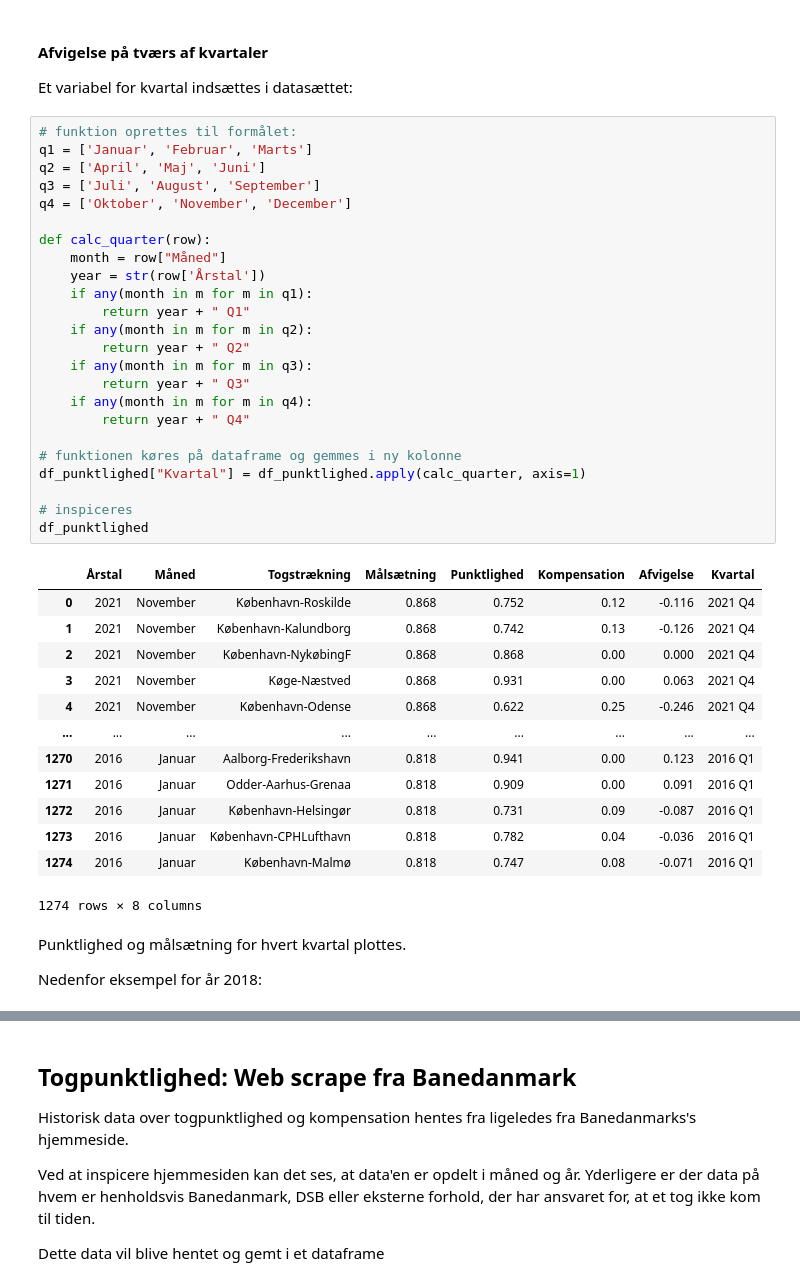
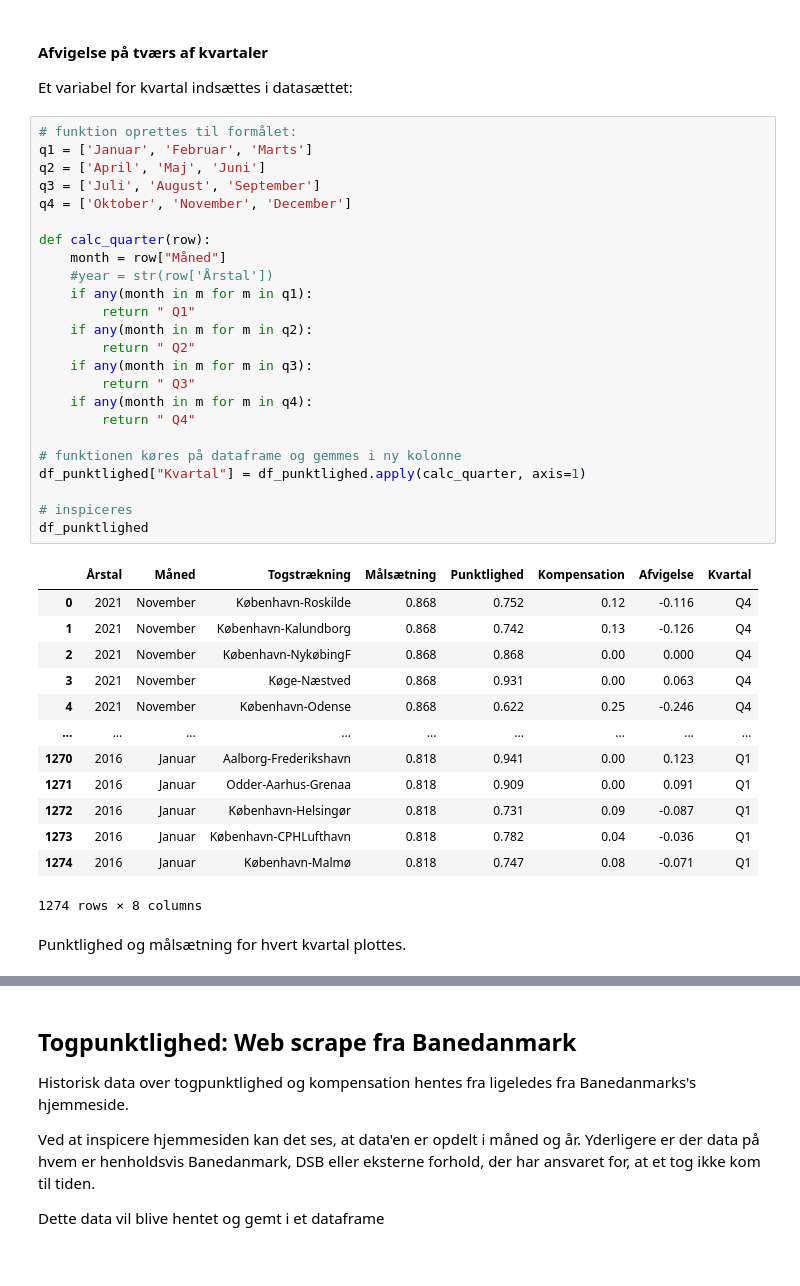
Before and after one commit to AlbertAlsbjerg/DO-eksamensprojekt, a Jupyter notebook: code.ipynb, the cells around one changed output, grey strips where cells are left out. Saved outputs shown, nothing was run; the diff lists cells and outputs as text.

```diff
--- a/code.ipynb
+++ b/code.ipynb
@@ -536,42 +540,40 @@ Et variabel for kvartal indsættes i datasættet:
 # %%
 # funktion oprettes til formålet:
 q1 = ['Januar', 'Februar', 'Marts']
 q2 = ['April', 'Maj', 'Juni']
 q3 = ['Juli', 'August', 'September']
 q4 = ['Oktober', 'November', 'December']
 
 def calc_quarter(row):
     month = row["Måned"]
-    year = str(row['Årstal'])
+    #year = str(row['Årstal'])
     if any(month in m for m in q1):
-        return year + " Q1"
+        return " Q1"
     if any(month in m for m in q2):
-        return year + " Q2"
+        return " Q2"
     if any(month in m for m in q3):
-        return year + " Q3"
+        return " Q3"
     if any(month in m for m in q4):
-        return year + " Q4"
+        return " Q4"
 
 # funktionen køres på dataframe og gemmes i ny kolonne
 df_punktlighed["Kvartal"] = df_punktlighed.apply(calc_quarter, axis=1)
 
 # inspiceres
 df_punktlighed
 # %% [output]
 |  | Årstal | Måned | Togstrækning | Målsætning | Punktlighed | Kompensation | Afvigelse | Kvartal |
-| 0 | 2021 | November | København-Roskilde | 0.868 | 0.752 | 0.12 | -0.116 | 2021 Q4 |
-| 1 | 2021 | November | København-Kalundborg | 0.868 | 0.742 | 0.13 | -0.126 | 2021 Q4 |
-| 2 | 2021 | November | København-NykøbingF | 0.868 | 0.868 | 0.00 | 0.000 | 2021 Q4 |
-| 3 | 2021 | November | Køge-Næstved | 0.868 | 0.931 | 0.00 | 0.063 | 2021 Q4 |
-| 4 | 2021 | November | København-Odense | 0.868 | 0.622 | 0.25 | -0.246 | 2021 Q4 |
+| 0 | 2021 | November | København-Roskilde | 0.868 | 0.752 | 0.12 | -0.116 | Q4 |
+| 1 | 2021 | November | København-Kalundborg | 0.868 | 0.742 | 0.13 | -0.126 | Q4 |
+| 2 | 2021 | November | København-NykøbingF | 0.868 | 0.868 | 0.00 | 0.000 | Q4 |
+| 3 | 2021 | November | Køge-Næstved | 0.868 | 0.931 | 0.00 | 0.063 | Q4 |
+| 4 | 2021 | November | København-Odense | 0.868 | 0.622 | 0.25 | -0.246 | Q4 |
 | ... | ... | ... | ... | ... | ... | ... | ... | ... |
-| 1270 | 2016 | Januar | Aalborg-Frederikshavn | 0.818 | 0.941 | 0.00 | 0.123 | 2016 Q1 |
-| 1271 | 2016 | Januar | Odder-Aarhus-Grenaa | 0.818 | 0.909 | 0.00 | 0.091 | 2016 Q1 |
-| 1272 | 2016 | Januar | København-Helsingør | 0.818 | 0.731 | 0.09 | -0.087 | 2016 Q1 |
-| 1273 | 2016 | Januar | København-CPHLufthavn | 0.818 | 0.782 | 0.04 | -0.036 | 2016 Q1 |
-| 1274 | 2016 | Januar | København-Malmø | 0.818 | 0.747 | 0.08 | -0.071 | 2016 Q1 |
+| 1270 | 2016 | Januar | Aalborg-Frederikshavn | 0.818 | 0.941 | 0.00 | 0.123 | Q1 |
+| 1271 | 2016 | Januar | Odder-Aarhus-Grenaa | 0.818 | 0.909 | 0.00 | 0.091 | Q1 |
+| 1272 | 2016 | Januar | København-Helsingør | 0.818 | 0.731 | 0.09 | -0.087 | Q1 |
+| 1273 | 2016 | Januar | København-CPHLufthavn | 0.818 | 0.782 | 0.04 | -0.036 | Q1 |
+| 1274 | 2016 | Januar | København-Malmø | 0.818 | 0.747 | 0.08 | -0.071 | Q1 |
 1274 rows × 8 columns
 # %% [markdown]
 Punktlighed og målsætning for hvert kvartal plottes.
-
-Nedenfor eksempel for år 2018:
```
Also changed, not shown: parts of 36 cells of this notebook, 10 other files.
